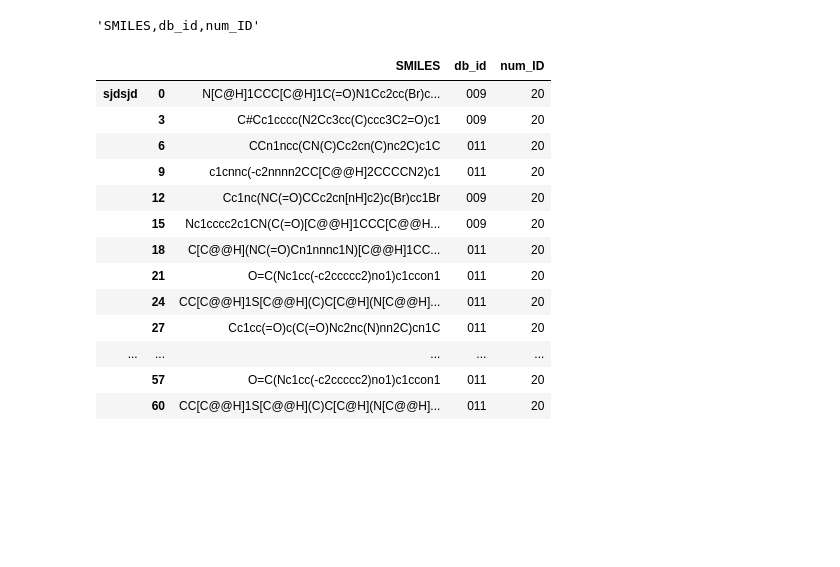
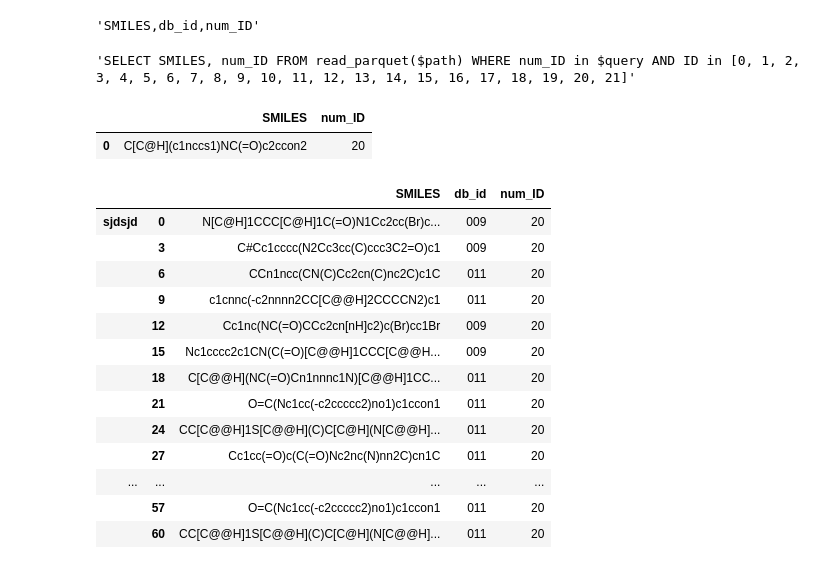
Before and after one commit to zaky02/LibMiner, a Jupyter notebook: clean/cluster_search.ipynb, the cells around one changed output. Cells and saved outputs as stored; diff of their text form; code cells hidden in the pictures; blank space fills up the shorter version.

```diff
--- a/clean/cluster_search.ipynb
+++ b/clean/cluster_search.ipynb
@@ -1629,8 +1631,17 @@ a
 # %% [output]
 'SMILES,db_id,num_ID'
 # %%
-res = db.execute(f"SELECT SMILES, db_id, num_ID FROM read_parquet($path) WHERE num_ID in $query", {"path":["test_files/*.parquet"],
-                                                                                 "query": [20, 70, 30]}).df()
+string = f"SELECT SMILES, num_ID FROM read_parquet($path) WHERE num_ID in $query AND ID in {list(range(22))}"
+res = db.execute(string, {"path":["test_files/*.parquet"], "query": [20, 70, 30]}).df()
+# %%
+string
+# %% [output]
+'SELECT SMILES, num_ID FROM read_parquet($path) WHERE num_ID in $query AND ID in [0, 1, 2, 3, 4, 5, 6, 7, 8, 9, 10, 11, 12, 13, 14, 15, 16, 17, 18, 19, 20, 21]'
+# %%
+res
+# %% [output]
+|  | SMILES | num_ID |
+| 0 | C[C@H](c1nccs1)NC(=O)c2ccon2 | 20 |
 # %%
 index=[20]
 # %%
```
Also changed, not shown: parts of 3 cells of this notebook, 4 other files.
